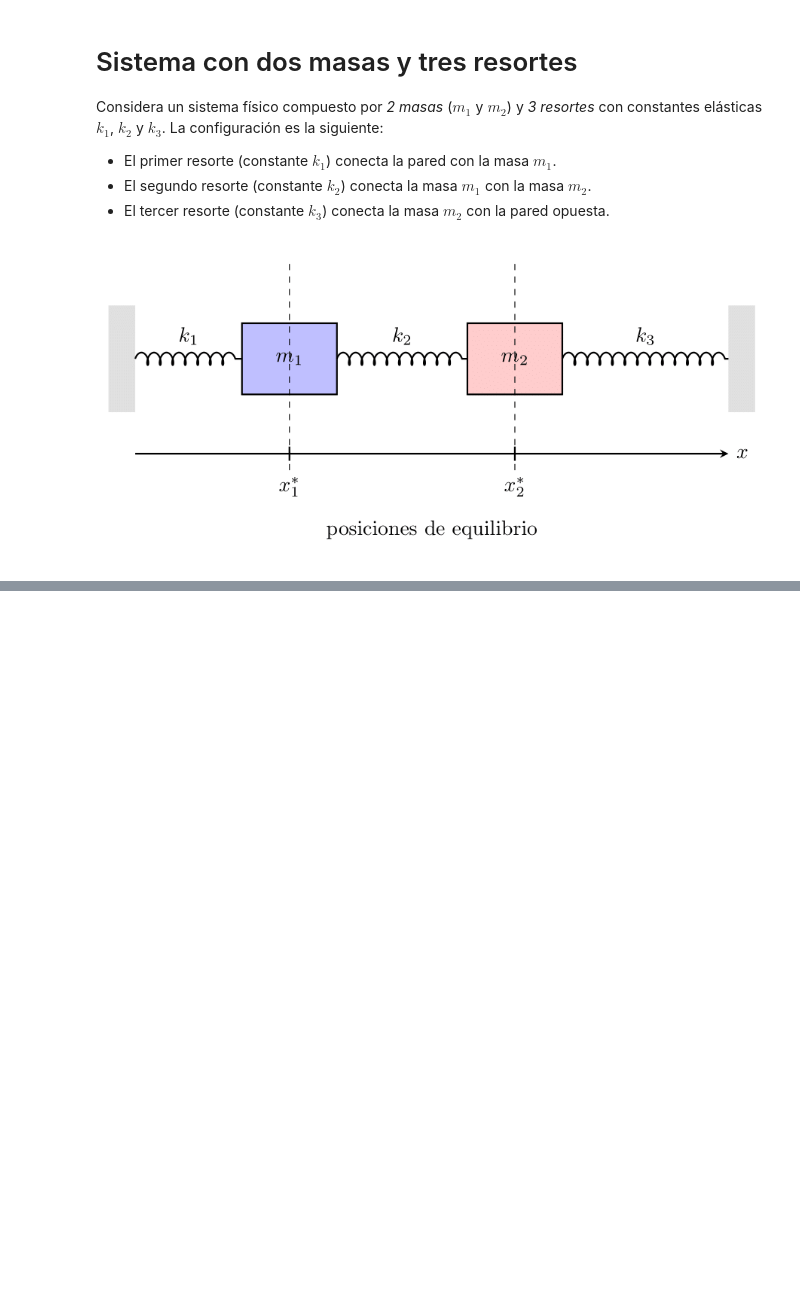
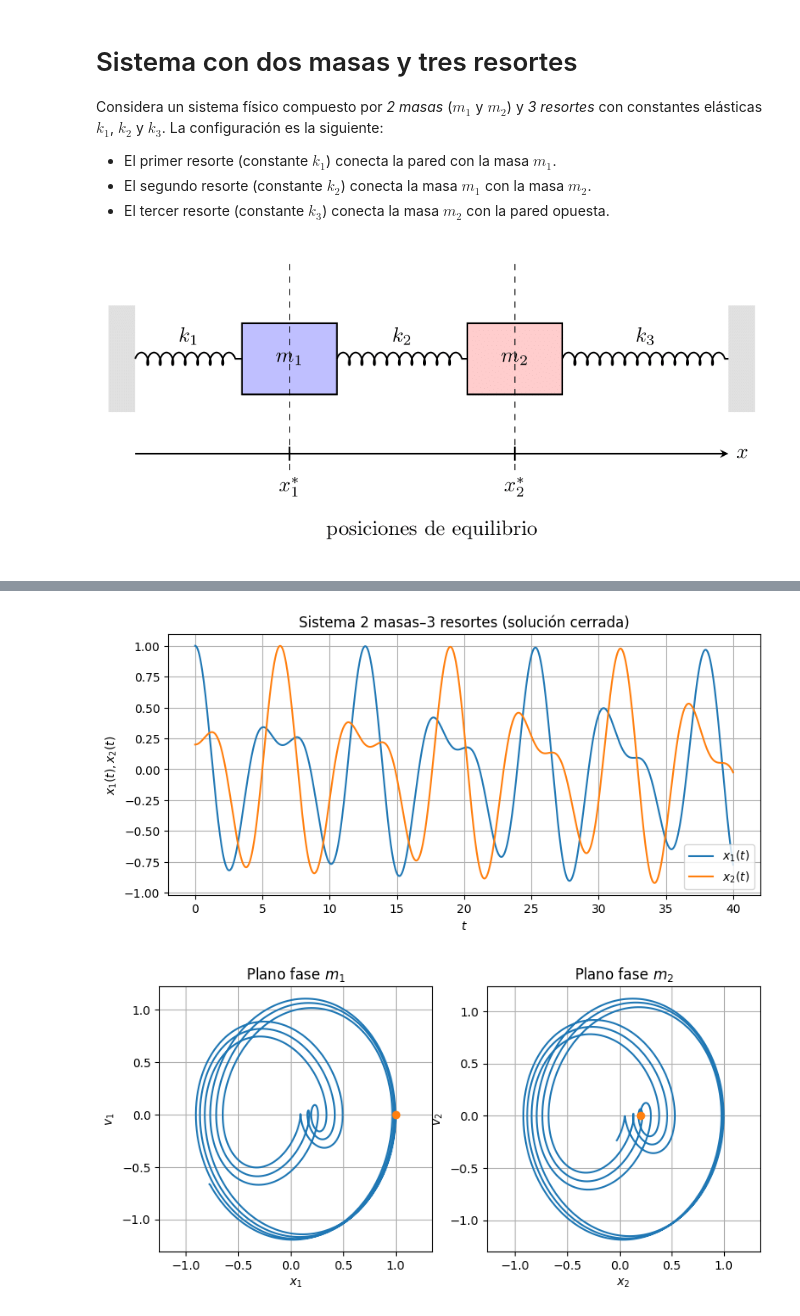
Before and after one commit to EDOS-Metodos-Numericos/Curso, a Jupyter notebook: Semana1_Introduccion/P1_MasaResorte.ipynb, the cells around one changed output, grey strips where cells are left out. Cells and saved outputs as stored; diff of their text form; code cells hidden in the pictures; blank space fills up the shorter version.

```diff
--- a/Semana1_Introduccion/P1_MasaResorte.ipynb
+++ b/Semana1_Introduccion/P1_MasaResorte.ipynb
@@ -55,3 +57,59 @@ x_2=\tfrac12\big[(x_1+x_2)-(x_1-x_2)\big].
 $$
 
 **g)** Grafica las soluciones e **interpreta** el movimiento de las masas respecto al tiempo.
+# %%
+import numpy as np
+import matplotlib.pyplot as plt
+
+# Parámetros (ejemplo)
+m = 1.0
+k = 1.0
+k2 = 0.6
+w_plus = np.sqrt(k/m)
+w_minus = np.sqrt((k+2*k2)/m)
+
+# Condiciones iniciales
+a1, a2 = 1.0, 0.2
+b1, b2 = 0.0, 0.0
+
+# y+(0), y-(0) y sus derivadas iniciales
+y0_plus  = a1 + a2
+y0_minus = a1 - a2
+v0_plus  = b1 + b2
+v0_minus = b1 - b2
+
+# Soluciones cerradas
+def y_plus(t):
+    return y0_plus*np.cos(w_plus*t) + (v0_plus/w_plus)*np.sin(w_plus*t)
+
+def y_minus(t):
+    return y0_minus*np.cos(w_minus*t) + (v0_minus/w_minus)*np.sin(w_minus*t)
+
+def x1(t): return 0.5*(y_plus(t) + y_minus(t))
+def x2(t): return 0.5*(y_plus(t) - y_minus(t))
+
+# Mallado temporal y gráficas
+t = np.linspace(0, 40, 4000)
+X1, X2 = x1(t), x2(t)
+
+plt.figure(figsize=(9,4))
+plt.plot(t, X1, label="$x_1(t)$")
+plt.plot(t, X2, label="$x_2(t)$")
+plt.title("Sistema 2 masas–3 resortes (solución cerrada)")
+plt.xlabel("$t$")
+plt.ylabel("$x_1(t), x_2(t)$")
+plt.grid(True); plt.legend(); plt.show()
+
+# Plano fase de cada masa
+V1 = np.gradient(X1, t); V2 = np.gradient(X2, t)
+
+fig, ax = plt.subplots(1,2, figsize=(9,4))
+ax[0].plot(X1, V1); ax[0].plot([a1],[b1],"o"); ax[0].set_title("Plano fase $m_1$")
+ax[0].set_xlabel("$x_1$"); ax[0].set_ylabel("$v_1$"); ax[0].grid(True); ax[0].axis("equal")
+
+ax[1].plot(X2, V2); ax[1].plot([a2],[b2],"o"); ax[1].set_title("Plano fase $m_2$")
+ax[1].set_xlabel("$x_2$"); ax[1].set_ylabel("$v_2$"); ax[1].grid(True); ax[1].axis("equal")
+plt.show()
+# %% [output]
+[figure, added]
+[figure, added]
```
Also changed, not shown: parts of 2 cells of this notebook, 3 other files.
